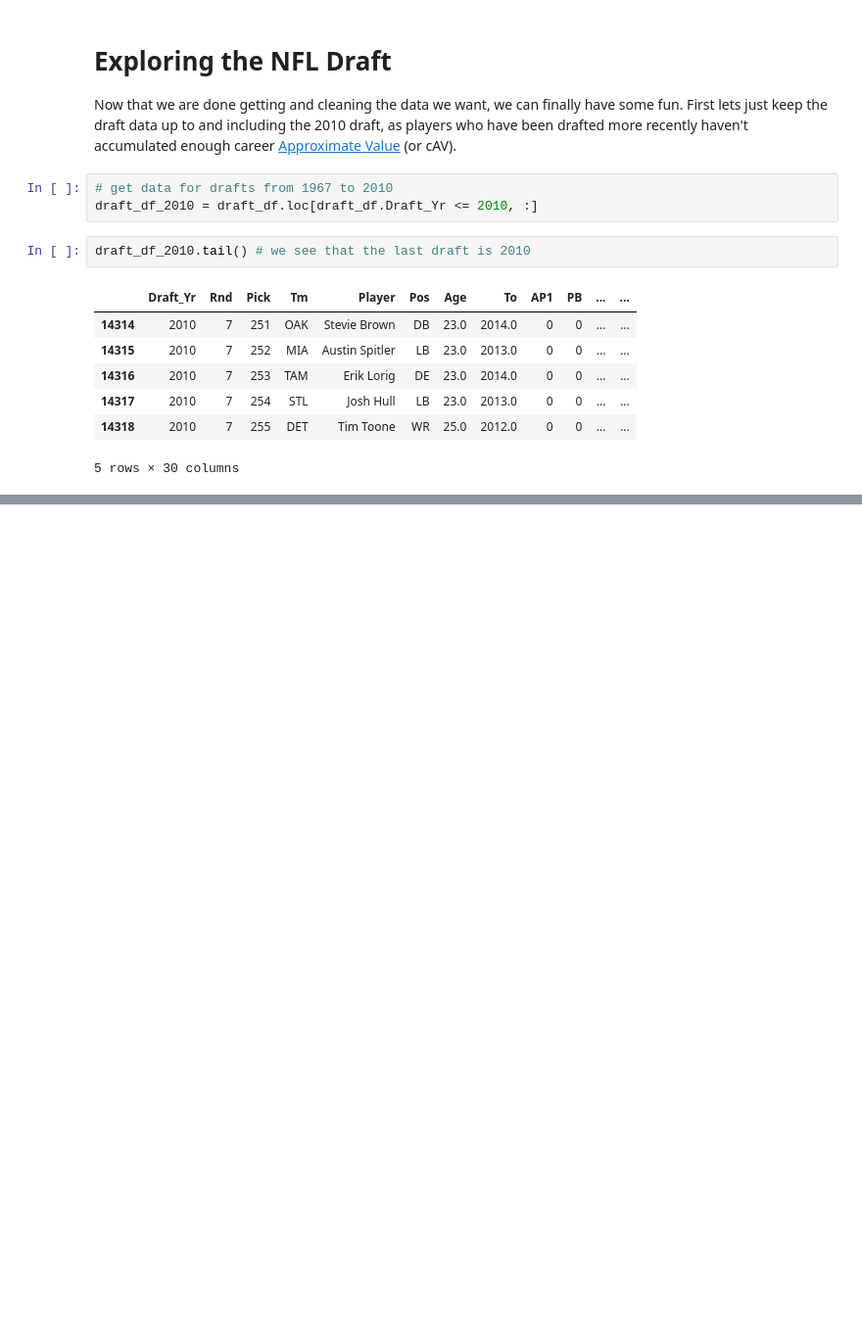
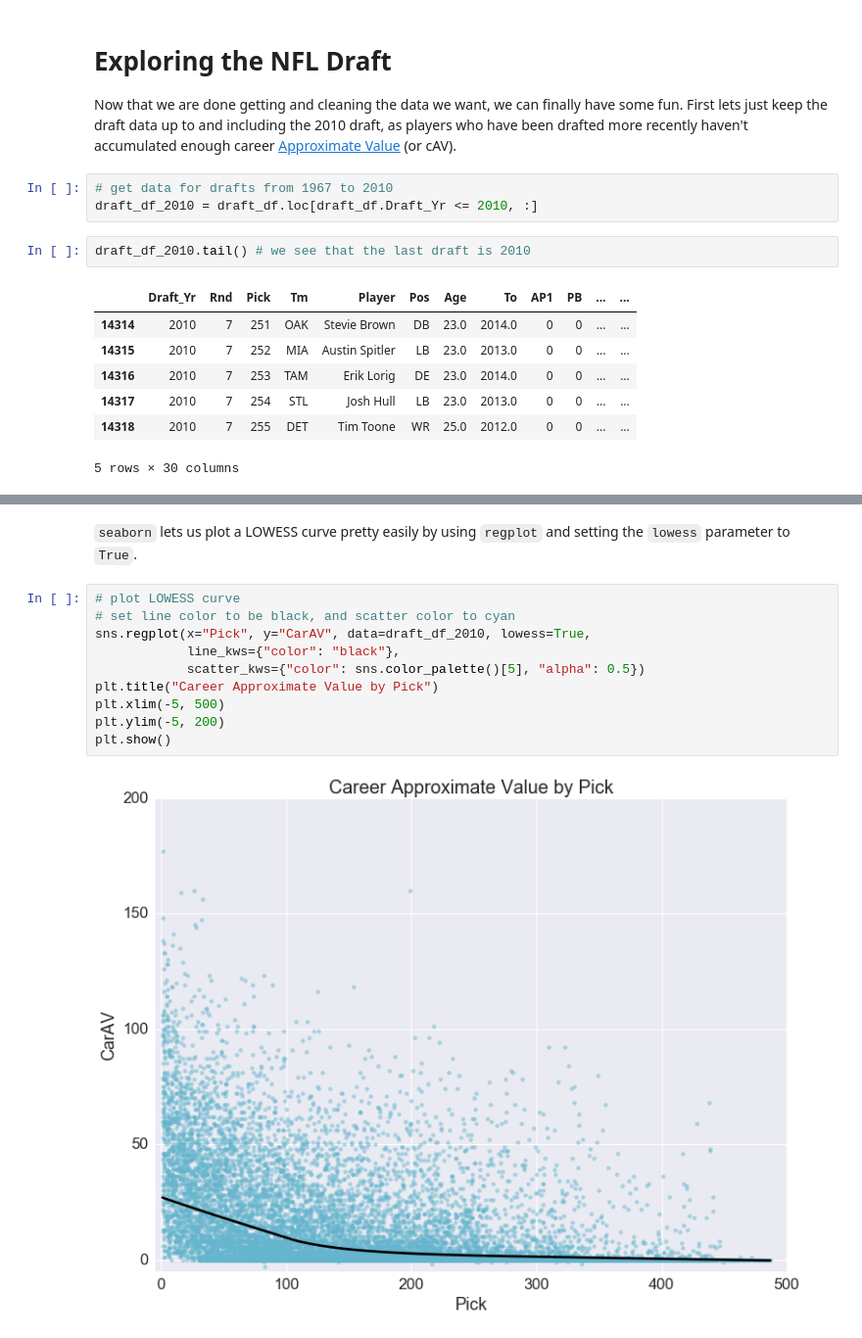
Before and after one commit to savvastj/nfl_draft, a Jupyter notebook: Exploring the NFL Draft with Python.ipynb, the cells around one changed output, grey strips where cells are left out. Shown at 98% size. Drawn from its saved outputs; the diff is of its cells as text; blank space fills up the shorter version.

```diff
--- a/Exploring the NFL Draft with Python.ipynb
+++ b/Exploring the NFL Draft with Python.ipynb
@@ -486,0 +525,14 @@ sns.lmplot(x="Pick", y="CarAV", data=draft_df_2010, lowess=True, col="Pos",
+# %% [markdown]
+`seaborn` lets us plot a LOWESS curve pretty easily by using `regplot` and setting the `lowess` parameter to `True`.
+# %%
+# plot LOWESS curve
+# set line color to be black, and scatter color to cyan
+sns.regplot(x="Pick", y="CarAV", data=draft_df_2010, lowess=True,
+            line_kws={"color": "black"},
+            scatter_kws={"color": sns.color_palette()[5], "alpha": 0.5})
+plt.title("Career Approximate Value by Pick")
+plt.xlim(-5, 500)
+plt.ylim(-5, 200)
+plt.show()
+# %% [output]
+[figure, added]
```
Also changed, not shown: parts of 27 cells of this notebook, 1 other file.
